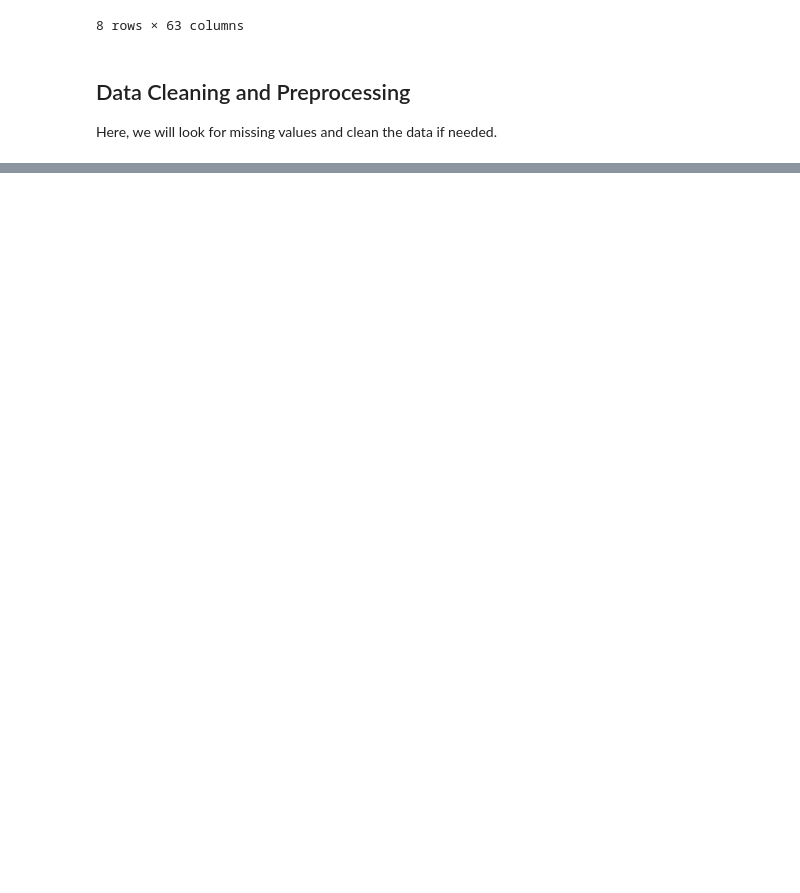
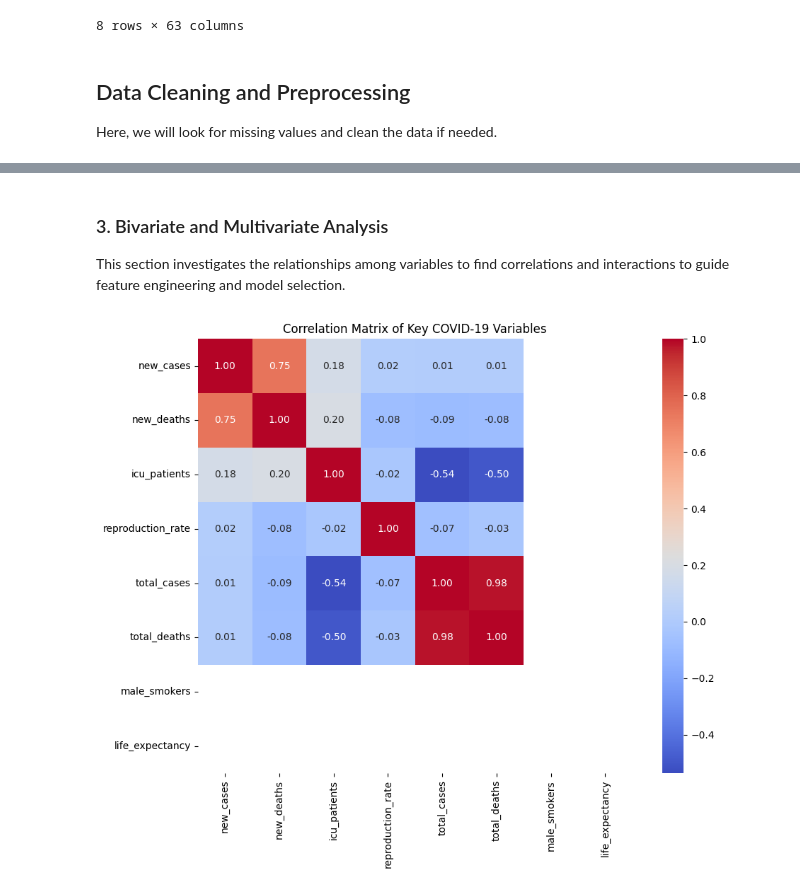
Before and after one commit to marshallhm1/DataScienceProject, a Jupyter notebook: notebooks/1_eda.ipynb, the cells around one changed output, grey strips where cells are left out. Saved outputs shown, nothing was run; the diff lists cells and outputs as text; code cells hidden in the pictures; blank space fills up the shorter version.

```diff
--- a/notebooks/1_eda.ipynb
+++ b/notebooks/1_eda.ipynb
@@ -99,0 +224,26 @@ Length: 67, dtype: int64
+# %% [markdown]
+### 3. Bivariate and Multivariate Analysis
+
+This section investigates the relationships among variables to find correlations and interactions to guide feature engineering and model selection.
+# %%
+# Select relevant variables for multivariate analysis
+correlation_vars = [
+    'new_cases', 'new_deaths', 'icu_patients',
+    'reproduction_rate', 'total_cases', 'total_deaths',
+    'male_smokers', 'life_expectancy'
+]
+
+# Drop rows with NaNs in any of the selected columns
+corr_data = data[correlation_vars].dropna()
+
+# Compute correlation matrix
+corr_matrix = corr_data.corr()
+
+# Plot heatmap
+plt.figure(figsize=(10, 8))
+sns.heatmap(corr_matrix, annot=True, fmt=".2f", cmap='coolwarm', square=True)
+plt.title('Correlation Matrix of Key COVID-19 Variables')
+plt.tight_layout()
+plt.show()
+# %% [output]
+[figure, added]
```
Also changed, not shown: parts of 10 cells of this notebook, 3 other files.
